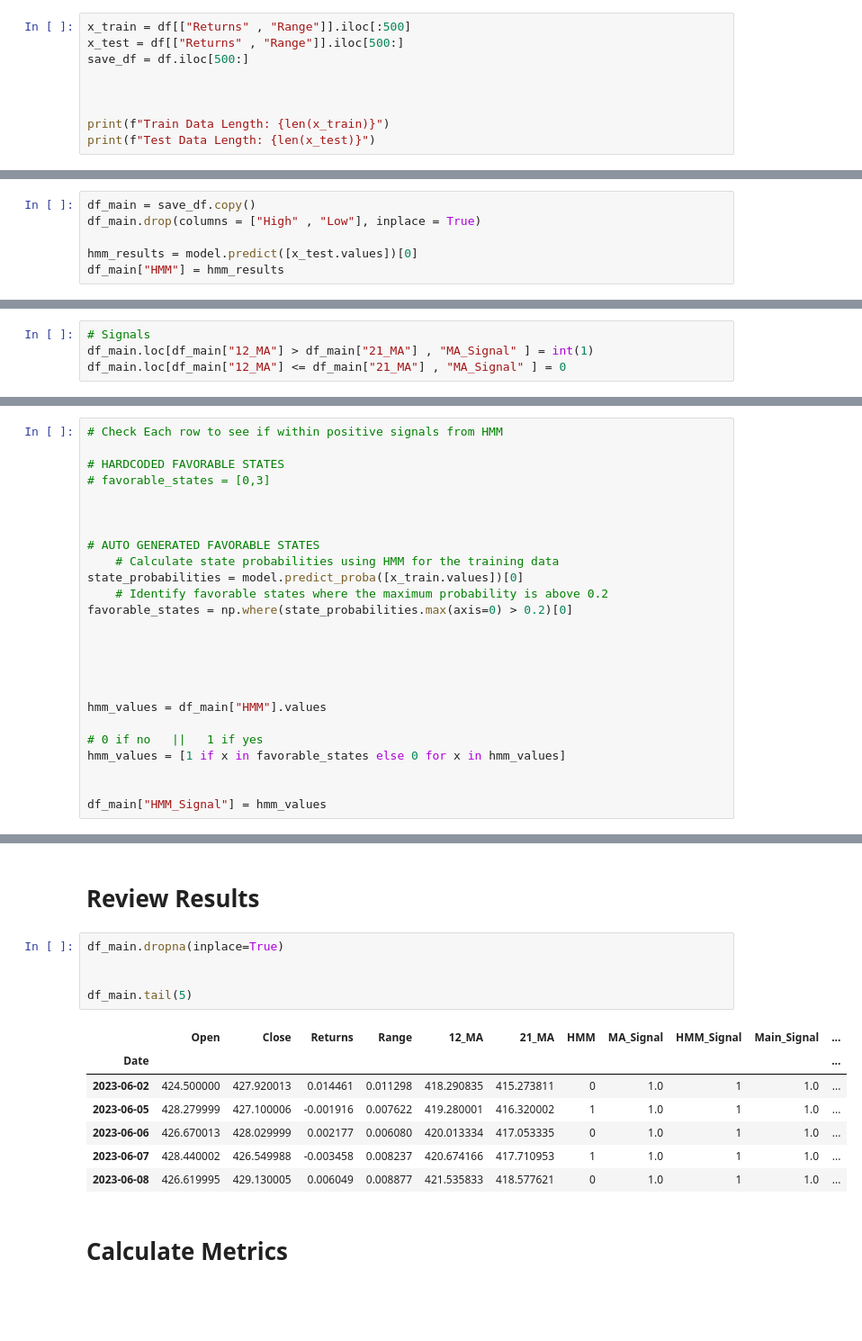
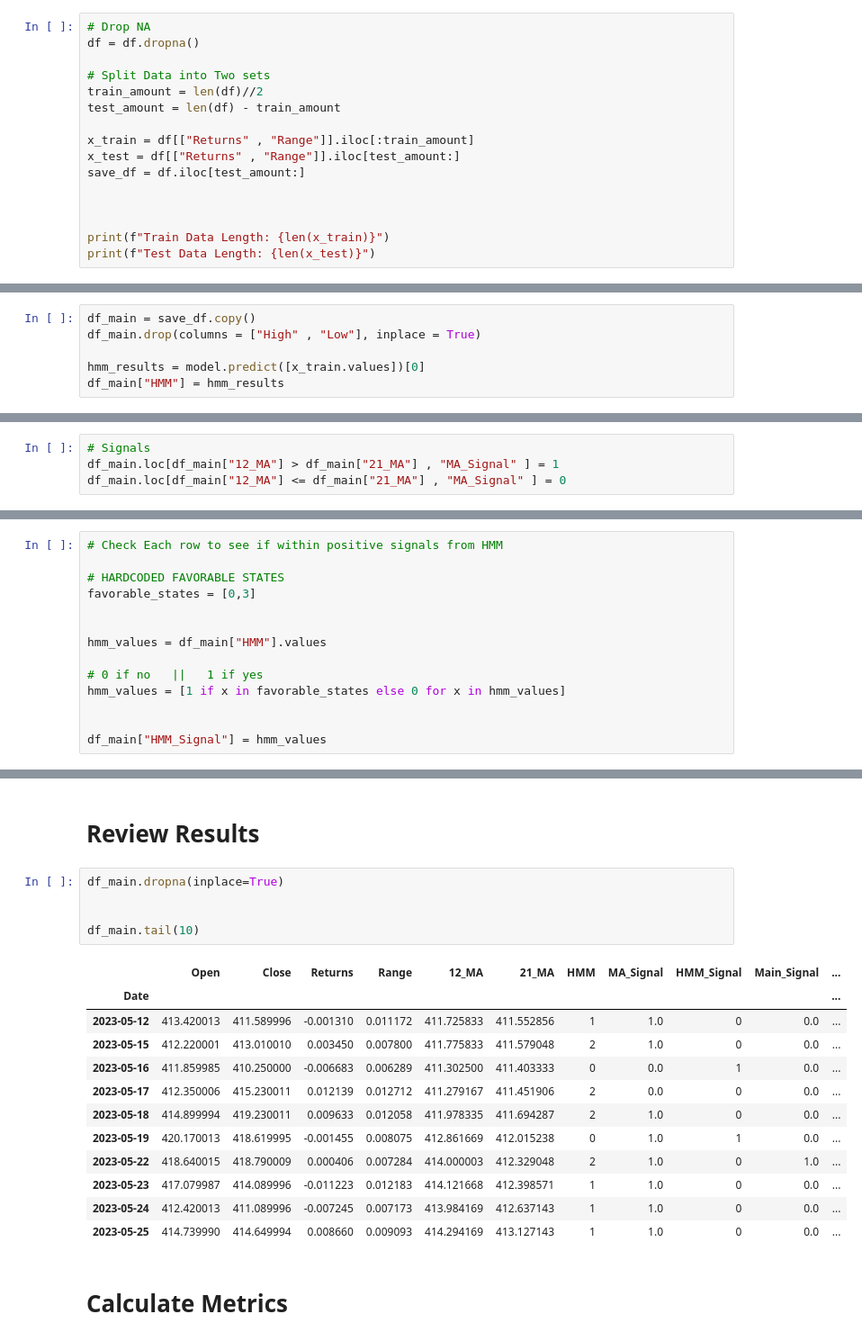
Before and after one commit to ItMeansBigMountain/Financial.Market.ML, a Jupyter notebook: 1_Unsupervised/2-Hidden-Markov-Models-In-Practice.ipynb, the cells around one changed output, grey strips where cells are left out. Shown: that part at 90% size. Cells and saved outputs as stored; diff of their text form; blank space fills up the shorter version.

```diff
--- a/1_Unsupervised/2-Hidden-Markov-Models-In-Practice.ipynb
+++ b/1_Unsupervised/2-Hidden-Markov-Models-In-Practice.ipynb
@@ -43,9 +43,16 @@ df["21_MA"] = df["Close"].rolling(window=21).mean()
 # %% [markdown]
 # Train/Test Split Data
 # %%
-x_train = df[["Returns" , "Range"]].iloc[:500]
-x_test = df[["Returns" , "Range"]].iloc[500:]
-save_df = df.iloc[500:]
+# Drop NA
+df = df.dropna()
+
+# Split Data into Two sets
+train_amount = len(df)//2
+test_amount = len(df) - train_amount
+
+x_train = df[["Returns" , "Range"]].iloc[:train_amount]
+x_test = df[["Returns" , "Range"]].iloc[test_amount:]
+save_df = df.iloc[test_amount:]
 
 
 
@@ -71,7 +78,7 @@ test = model.predict([x_train.values])[0]
 df_main = save_df.copy()
 df_main.drop(columns = ["High" , "Low"], inplace = True)
 
-hmm_results = model.predict([x_test.values])[0]
+hmm_results = model.predict([x_train.values])[0]
 df_main["HMM"] = hmm_results
 # %% [markdown]
 # Run BackTest
@@ -81,7 +88,7 @@ df_main["HMM"] = hmm_results
     - -1 : go short
 # %%
 # Signals
-df_main.loc[df_main["12_MA"] > df_main["21_MA"] , "MA_Signal" ] = int(1)
+df_main.loc[df_main["12_MA"] > df_main["21_MA"] , "MA_Signal" ] = 1
 df_main.loc[df_main["12_MA"] <= df_main["21_MA"] , "MA_Signal" ] = 0
 # %% [markdown]
 # Decide Favorable States
@@ -89,18 +96,7 @@ df_main.loc[df_main["12_MA"] <= df_main["21_MA"] , "MA_Signal" ] = 0
 # Check Each row to see if within positive signals from HMM
 
 # HARDCODED FAVORABLE STATES
-# favorable_states = [0,3]
-
-
-
-# AUTO GENERATED FAVORABLE STATES
-    # Calculate state probabilities using HMM for the training data
-state_probabilities = model.predict_proba([x_train.values])[0]
-    # Identify favorable states where the maximum probability is above 0.2
-favorable_states = np.where(state_probabilities.max(axis=0) > 0.2)[0]
-
-
-
+favorable_states = [0,3]
 
 
 hmm_values = df_main["HMM"].values
@@ -131,16 +127,21 @@ df_main["strat_prod_exponent"] = np.exp(df_main["lrets_prod"]) - 1
 # %%
 df_main.dropna(inplace=True)
 
 
-df_main.tail(5)
+df_main.tail(10)
 # %% [output]
 |  | Open | Close | Returns | Range | 12_MA | 21_MA | HMM | MA_Signal | HMM_Signal | Main_Signal | ... |
 | Date |  |  |  |  |  |  |  |  |  |  | ... |
-| 2023-06-02 | 424.500000 | 427.920013 | 0.014461 | 0.011298 | 418.290835 | 415.273811 | 0 | 1.0 | 1 | 1.0 | ... |
-| 2023-06-05 | 428.279999 | 427.100006 | -0.001916 | 0.007622 | 419.280001 | 416.320002 | 1 | 1.0 | 1 | 1.0 | ... |
-| 2023-06-06 | 426.670013 | 428.029999 | 0.002177 | 0.006080 | 420.013334 | 417.053335 | 0 | 1.0 | 1 | 1.0 | ... |
-| 2023-06-07 | 428.440002 | 426.549988 | -0.003458 | 0.008237 | 420.674166 | 417.710953 | 1 | 1.0 | 1 | 1.0 | ... |
-| 2023-06-08 | 426.619995 | 429.130005 | 0.006049 | 0.008877 | 421.535833 | 418.577621 | 0 | 1.0 | 1 | 1.0 | ... |
+| 2023-05-12 | 413.420013 | 411.589996 | -0.001310 | 0.011172 | 411.725833 | 411.552856 | 1 | 1.0 | 0 | 0.0 | ... |
+| 2023-05-15 | 412.220001 | 413.010010 | 0.003450 | 0.007800 | 411.775833 | 411.579048 | 2 | 1.0 | 0 | 0.0 | ... |
+| 2023-05-16 | 411.859985 | 410.250000 | -0.006683 | 0.006289 | 411.302500 | 411.403333 | 0 | 0.0 | 1 | 0.0 | ... |
+| 2023-05-17 | 412.350006 | 415.230011 | 0.012139 | 0.012712 | 411.279167 | 411.451906 | 2 | 0.0 | 0 | 0.0 | ... |
+| 2023-05-18 | 414.899994 | 419.230011 | 0.009633 | 0.012058 | 411.978335 | 411.694287 | 2 | 1.0 | 0 | 0.0 | ... |
+| 2023-05-19 | 420.170013 | 418.619995 | -0.001455 | 0.008075 | 412.861669 | 412.015238 | 0 | 1.0 | 1 | 0.0 | ... |
+| 2023-05-22 | 418.640015 | 418.790009 | 0.000406 | 0.007284 | 414.000003 | 412.329048 | 2 | 1.0 | 0 | 1.0 | ... |
+| 2023-05-23 | 417.079987 | 414.089996 | -0.011223 | 0.012183 | 414.121668 | 412.398571 | 1 | 1.0 | 0 | 0.0 | ... |
+| 2023-05-24 | 412.420013 | 411.089996 | -0.007245 | 0.007173 | 413.984169 | 412.637143 | 1 | 1.0 | 0 | 0.0 | ... |
+| 2023-05-25 | 414.739990 | 414.649994 | 0.008660 | 0.009093 | 414.294169 | 413.127143 | 1 | 1.0 | 0 | 0.0 | ... |
 # %% [markdown]
 # Calculate Metrics
 # %%
```
Also changed, not shown: parts of 6 cells of this notebook, 5 other files.
